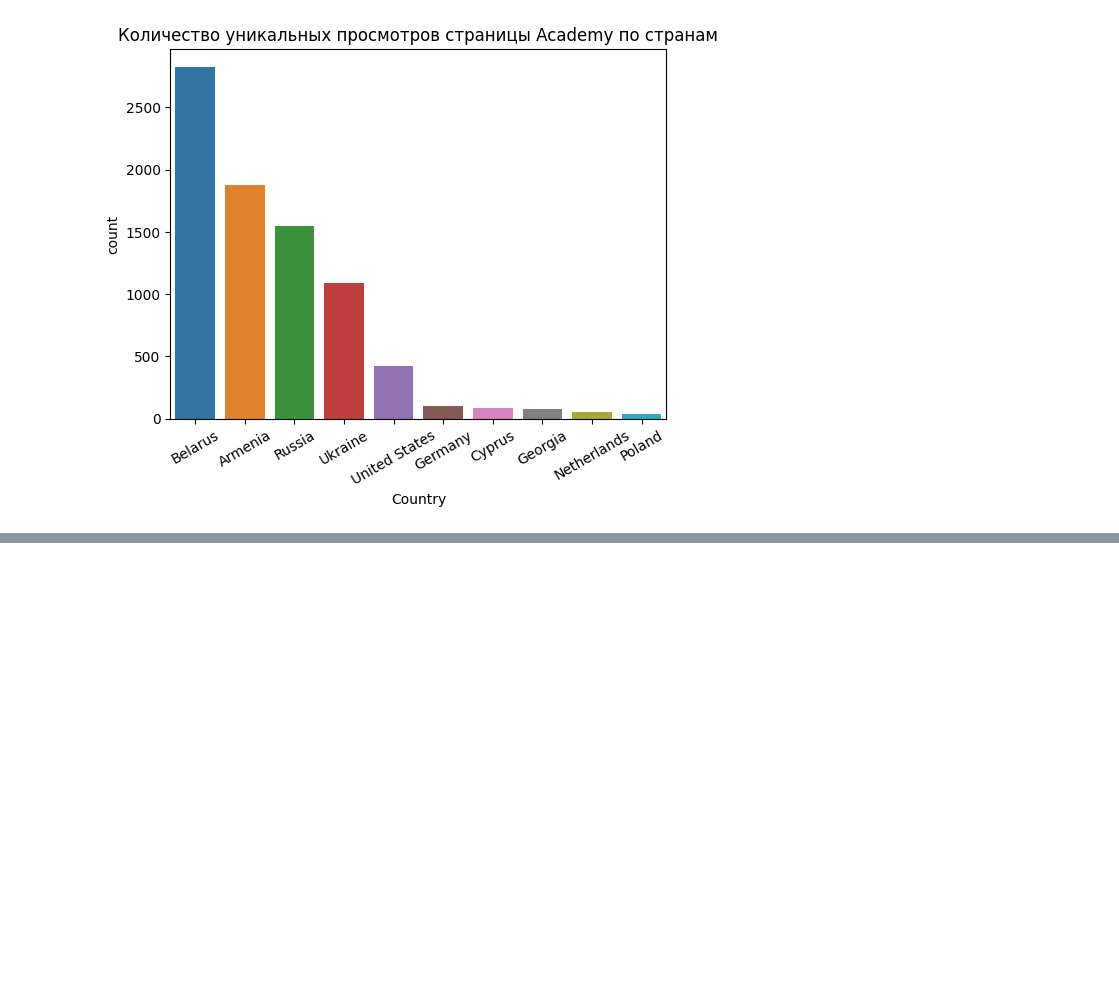
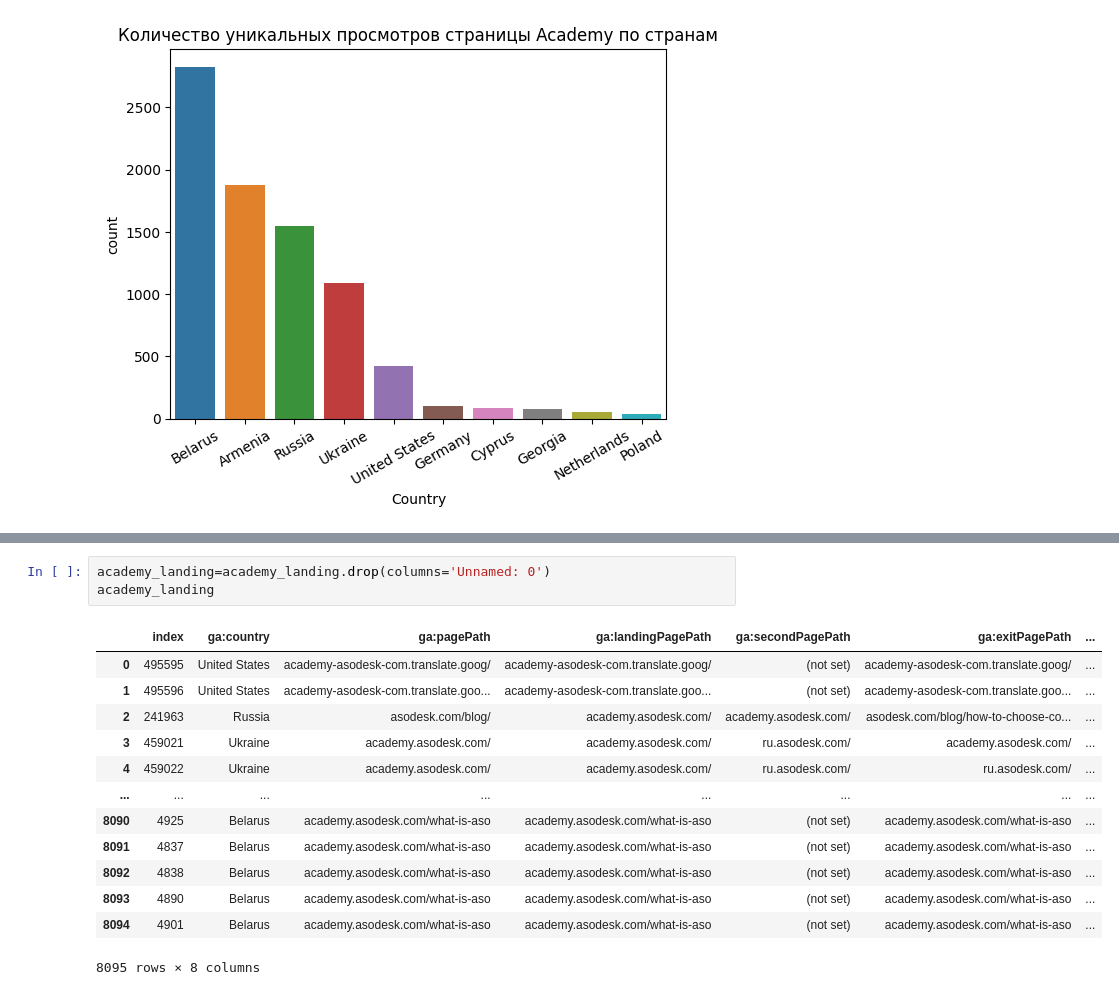
Before and after one commit to InnahHr/DA-project, a Jupyter notebook: Academy.ipynb, the cells around one changed output, grey strips where cells are left out. Drawn from its saved outputs; the diff is of its cells as text; blank space fills up the shorter version.

```diff
--- a/Academy.ipynb
+++ b/Academy.ipynb
@@ -82,0 +132,17 @@ plt.show()
+# %%
+academy_landing=academy_landing.drop(columns='Unnamed: 0')
+academy_landing
+# %% [output]
+|  | index | ga:country | ga:pagePath | ga:landingPagePath | ga:secondPagePath | ga:exitPagePath | ... |
+| 0 | 495595 | United States | academy-asodesk-com.translate.goog/ | academy-asodesk-com.translate.goog/ | (not set) | academy-asodesk-com.translate.goog/ | ... |
+| 1 | 495596 | United States | academy-asodesk-com.translate.goo... | academy-asodesk-com.translate.goo... | (not set) | academy-asodesk-com.translate.goo... | ... |
+| 2 | 241963 | Russia | asodesk.com/blog/ | academy.asodesk.com/ | academy.asodesk.com/ | asodesk.com/blog/how-to-choose-co... | ... |
+| 3 | 459021 | Ukraine | academy.asodesk.com/ | academy.asodesk.com/ | ru.asodesk.com/ | academy.asodesk.com/ | ... |
+| 4 | 459022 | Ukraine | academy.asodesk.com/ | academy.asodesk.com/ | ru.asodesk.com/ | ru.asodesk.com/ | ... |
+| ... | ... | ... | ... | ... | ... | ... | ... |
+| 8090 | 4925 | Belarus | academy.asodesk.com/what-is-aso | academy.asodesk.com/what-is-aso | (not set) | academy.asodesk.com/what-is-aso | ... |
+| 8091 | 4837 | Belarus | academy.asodesk.com/what-is-aso | academy.asodesk.com/what-is-aso | (not set) | academy.asodesk.com/what-is-aso | ... |
+| 8092 | 4838 | Belarus | academy.asodesk.com/what-is-aso | academy.asodesk.com/what-is-aso | (not set) | academy.asodesk.com/what-is-aso | ... |
+| 8093 | 4890 | Belarus | academy.asodesk.com/what-is-aso | academy.asodesk.com/what-is-aso | (not set) | academy.asodesk.com/what-is-aso | ... |
+| 8094 | 4901 | Belarus | academy.asodesk.com/what-is-aso | academy.asodesk.com/what-is-aso | (not set) | academy.asodesk.com/what-is-aso | ... |
+8095 rows × 8 columns
```
Also changed, not shown: parts of 18 cells of this notebook, 4 other files.
